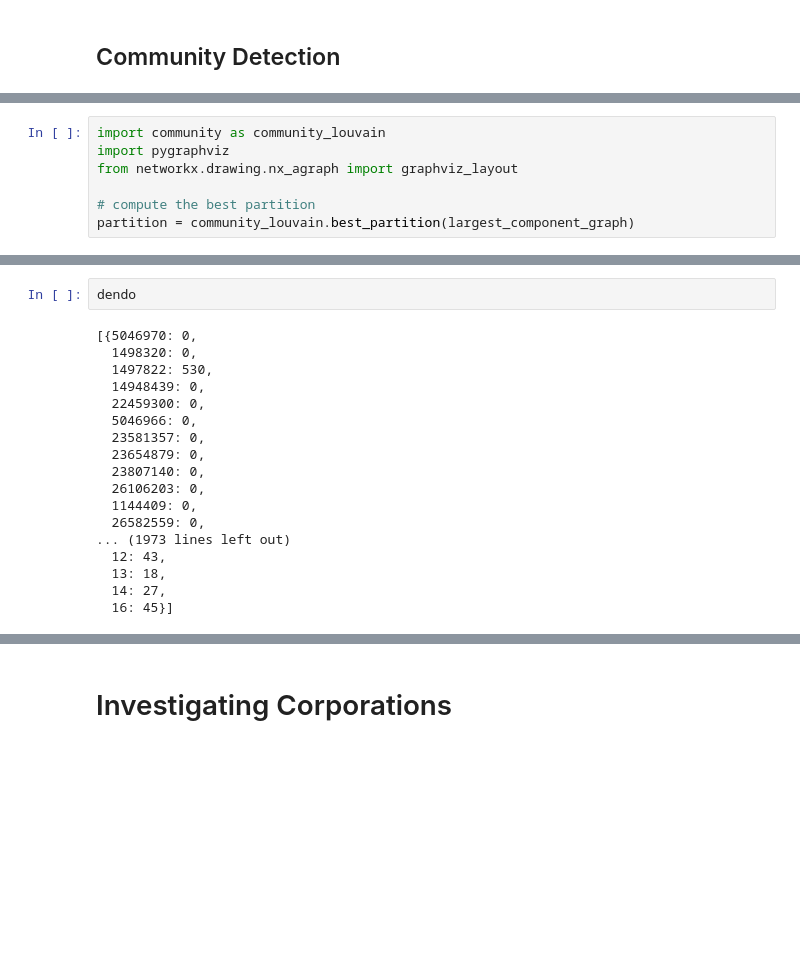
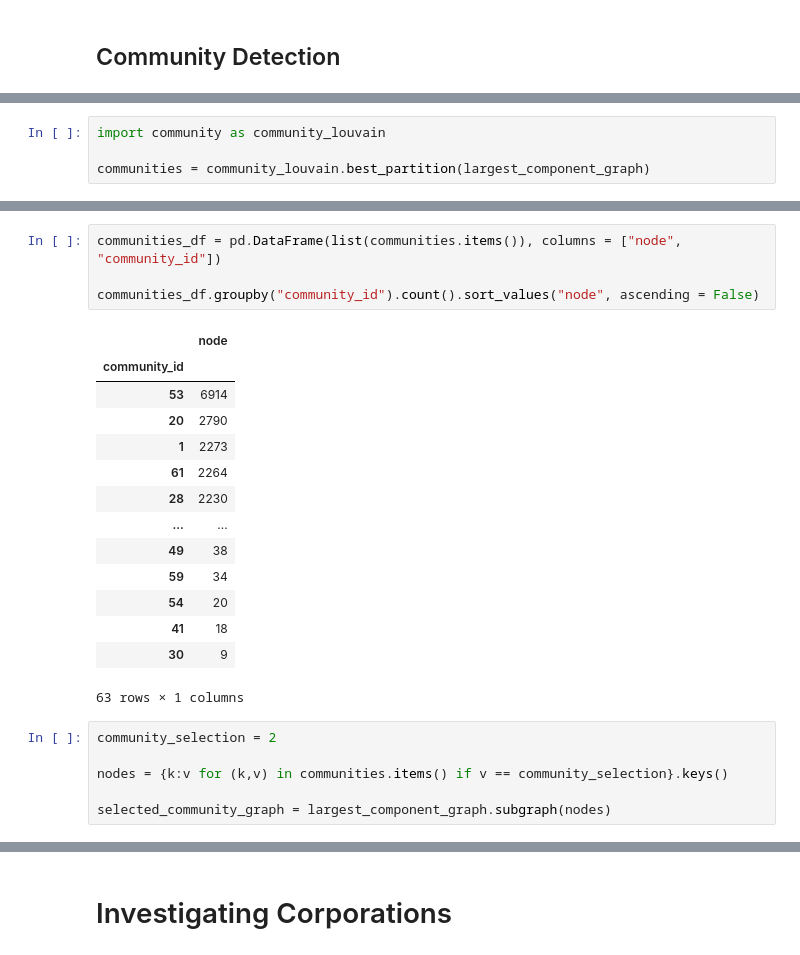
Before and after one commit to sonar-idh/jupyter-curriculum, a Jupyter notebook: notebooks/Notebook 4 - History of Medicine.ipynb, the cells around one changed output, grey strips where cells are left out. Drawn from its saved outputs; the diff is of its cells as text; blank space fills up the shorter version.

```diff
--- a/notebooks/Notebook 4 - History of Medicine.ipynb
+++ b/notebooks/Notebook 4 - History of Medicine.ipynb
@@ -543,7 +528,4 @@ WARNING: Running pip as root will break packages and permissions. You should ins
 # %%
 import community as community_louvain
-import pygraphviz
-from networkx.drawing.nx_agraph import graphviz_layout
 
-# compute the best partition
-partition = community_louvain.best_partition(largest_component_graph)
+communities = community_louvain.best_partition(largest_component_graph)
@@ -586,20 +532,25 @@ plt.show(block=False)
-# %%
-dendo
-# %% [output]
-[{5046970: 0,
-  1498320: 0,
-  1497822: 530,
-  14948439: 0,
-  22459300: 0,
-  5046966: 0,
-  23581357: 0,
-  23654879: 0,
-  23807140: 0,
-  26106203: 0,
-  1144409: 0,
-  26582559: 0,
-... (1973 lines left out)
-  12: 43,
-  13: 18,
-  14: 27,
-  16: 45}]
+# %%
+communities_df = pd.DataFrame(list(communities.items()), columns = ["node", "community_id"])
+
+communities_df.groupby("community_id").count().sort_values("node", ascending = False)
+# %% [output]
+|  | node |
+| community_id |  |
+| 53 | 6914 |
+| 20 | 2790 |
+| 1 | 2273 |
+| 61 | 2264 |
+| 28 | 2230 |
+| ... | ... |
+| 49 | 38 |
+| 59 | 34 |
+| 54 | 20 |
+| 41 | 18 |
+| 30 | 9 |
+63 rows × 1 columns
+# %%
+community_selection = 2
+
+nodes = {k:v for (k,v) in communities.items() if v == community_selection}.keys()
+
+selected_community_graph = largest_component_graph.subgraph(nodes)
```
Also changed, not shown: parts of 10 cells of this notebook, 1 other file.
